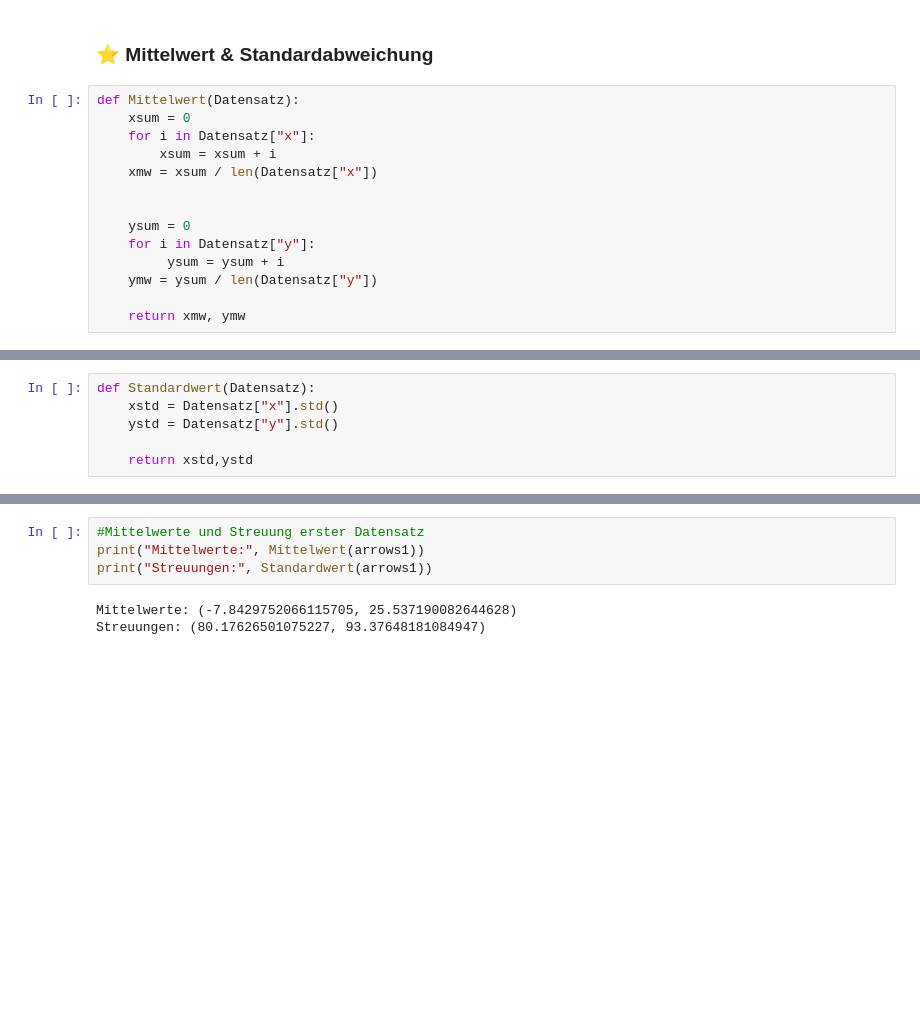
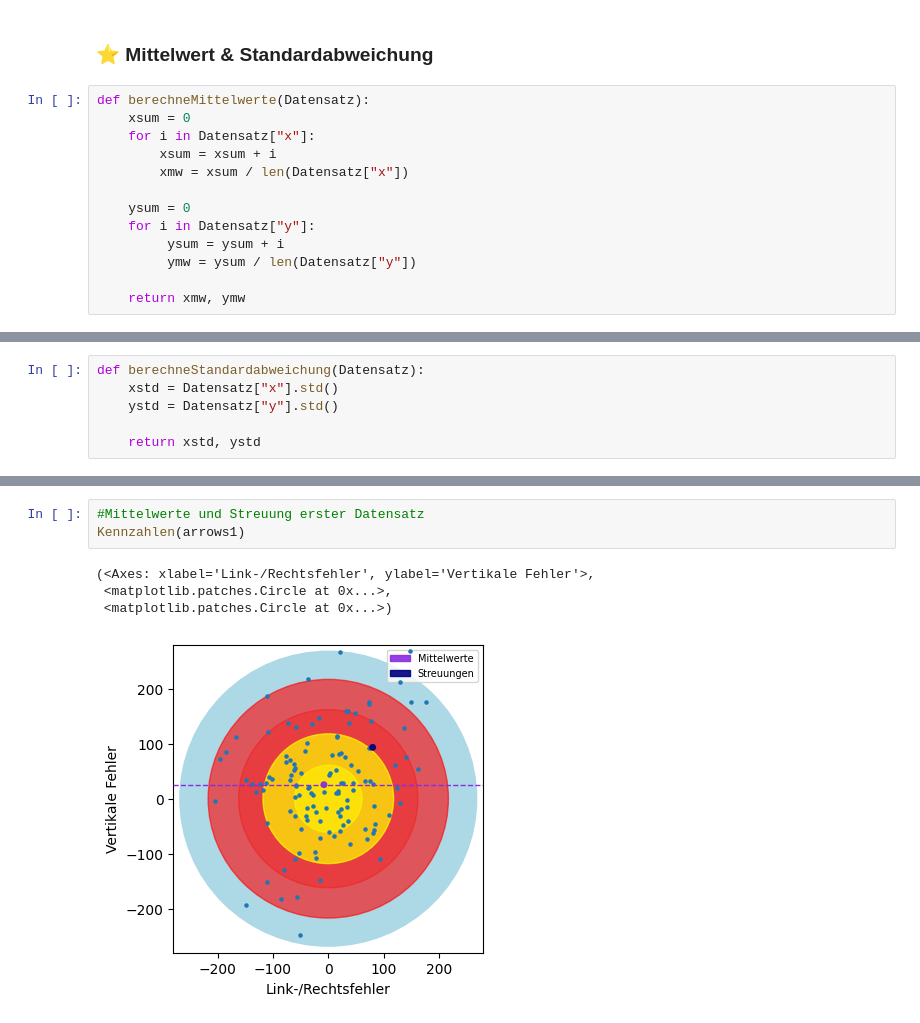
Before and after one commit to tonicodingc/awpj1, a Jupyter notebook: Pfeildaten/main.ipynb, the cells around one changed output, grey strips where cells are left out. Saved outputs shown, nothing was run; the diff lists cells and outputs as text; blank space fills up the shorter version.

```diff
--- a/Pfeildaten/main.ipynb
+++ b/Pfeildaten/main.ipynb
@@ -245,16 +256,15 @@ NameError: name 'interact' is not defined
 # %% [markdown]
 ### &#11088; Mittelwert & Standardabweichung
 # %%
-def Mittelwert(Datensatz):
+def berechneMittelwerte(Datensatz):
     xsum = 0
     for i in Datensatz["x"]:
         xsum = xsum + i
-    xmw = xsum / len(Datensatz["x"])
-
+        xmw = xsum / len(Datensatz["x"])
 
     ysum = 0
     for i in Datensatz["y"]:
          ysum = ysum + i
-    ymw = ysum / len(Datensatz["y"])
+         ymw = ysum / len(Datensatz["y"])
 
     return xmw, ymw
@@ -263,6 +271,6 @@ def Mittelwert(Datensatz):
 # %%
-def Standardwert(Datensatz):
+def berechneStandardabweichung(Datensatz):
     xstd = Datensatz["x"].std()
     ystd = Datensatz["y"].std()
 
-    return xstd,ystd
+    return xstd, ystd
@@ -271,9 +359,10 @@ def Standardwert(Datensatz):
 # %%
 #Mittelwerte und Streuung erster Datensatz
-print("Mittelwerte:", Mittelwert(arrows1))
-print("Streuungen:", Standardwert(arrows1))
+Kennzahlen(arrows1)
 # %% [output]
-Mittelwerte: (-7.8429752066115705, 25.537190082644628)
-Streuungen: (80.17626501075227, 93.37648181084947)
+(<Axes: xlabel='Link-/Rechtsfehler', ylabel='Vertikale Fehler'>,
+ <matplotlib.patches.Circle at 0x...>,
+ <matplotlib.patches.Circle at 0x...>)
+[figure, added]
 # %%
 #Mittelwerte und Streuung zweiter Datensatz
```
Also changed, not shown: parts of 11 cells of this notebook.
